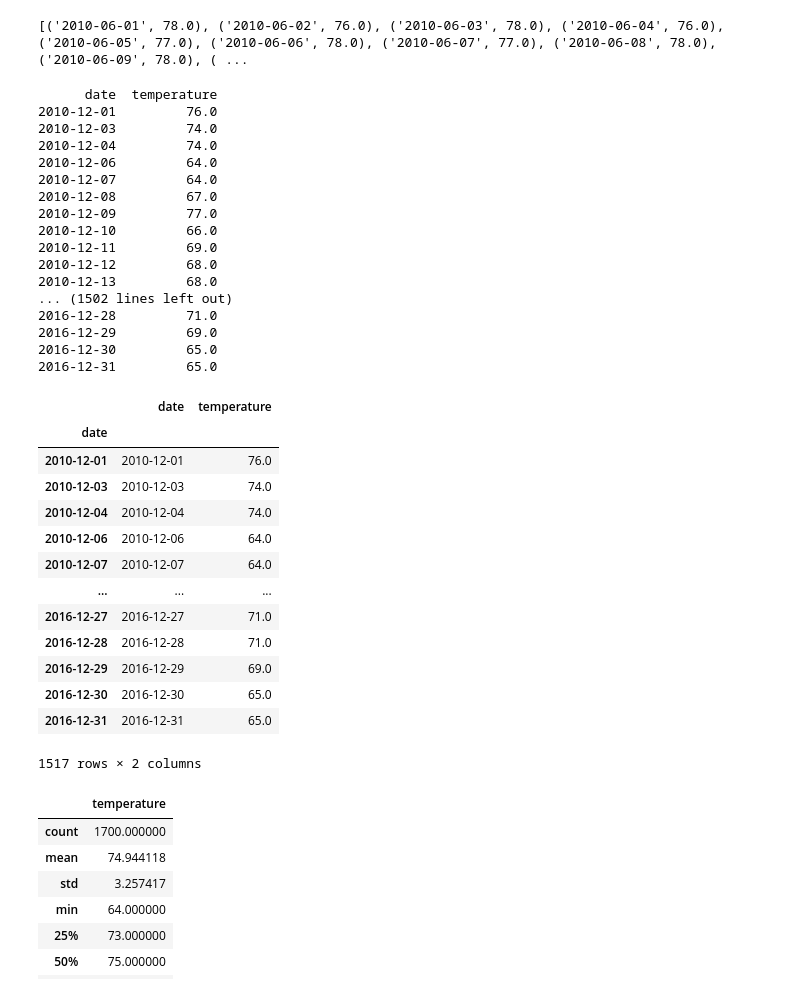
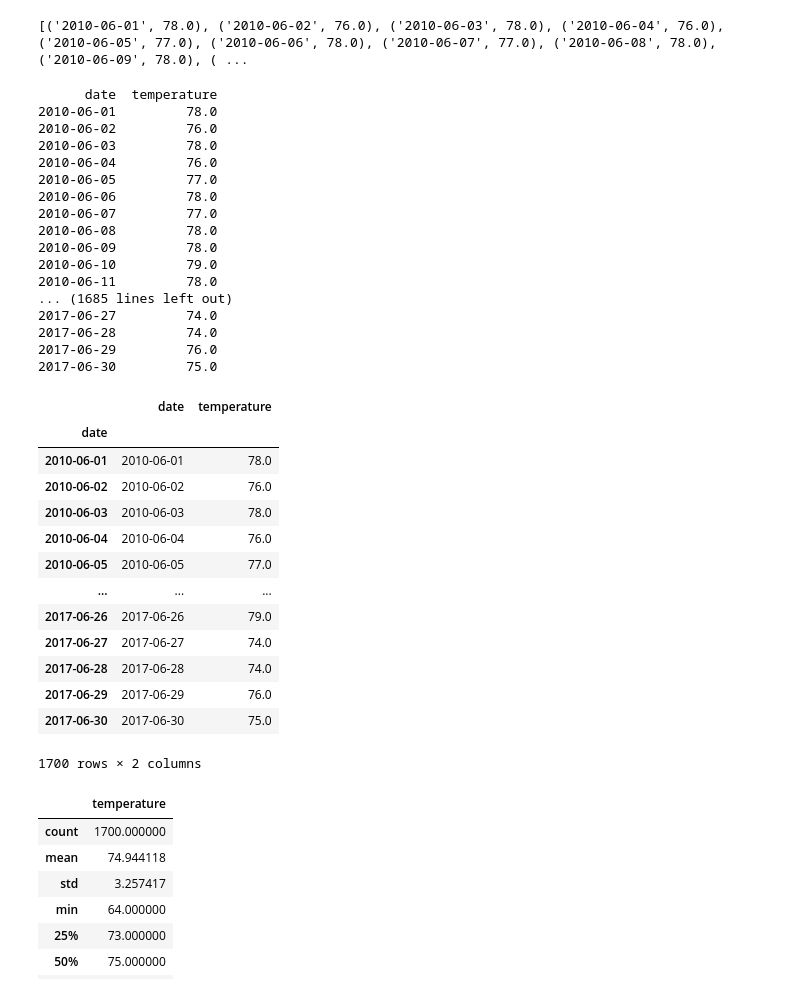
Before and after one commit to Csstndly/Surfs_Up, a Jupyter notebook: SurfsUp_Challenge.ipynb, the cells around one changed output. Saved outputs shown, nothing was run; the diff lists cells and outputs as text; code cells hidden in the pictures.

```diff
--- a/SurfsUp_Challenge.ipynb
+++ b/SurfsUp_Challenge.ipynb
@@ -32,47 +33,47 @@ results= session.query(Measurement.date, Measurement.tobs).filter(extract('month
 # %%
 #  3. Convert the June temperatures to a list.
-results= session.query(Measurement.date, Measurement.tobs).filter(extract('month', Measurement.date) == 6).all()
-print(results)
+jun_temp= session.query(Measurement.date, Measurement.tobs).filter(extract('month', Measurement.date) == 6).all()
+print(jun_temp)
 # %% [output]
 [('2010-06-01', 78.0), ('2010-06-02', 76.0), ('2010-06-03', 78.0), ('2010-06-04', 76.0), ('2010-06-05', 77.0), ('2010-06-06', 78.0), ('2010-06-07', 77.0), ('2010-06-08', 78.0), ('2010-06-09', 78.0), ( ...
 # %%
 # 4. Create a DataFrame from the list of temperatures for the month of June.
-june_df = pd.DataFrame(results, columns=['date','temperature'])
+june_df = pd.DataFrame(jun_temp, columns=['date','temperature'])
 june_df.set_index(june_df['date'], inplace=True)
 print(june_df.to_string(index=False))
 
 june_df
 # %% [output]
       date  temperature
-2010-12-01         76.0
-2010-12-03         74.0
-2010-12-04         74.0
-2010-12-06         64.0
-2010-12-07         64.0
-2010-12-08         67.0
-2010-12-09         77.0
-2010-12-10         66.0
-2010-12-11         69.0
-2010-12-12         68.0
-2010-12-13         68.0
-... (1502 lines left out)
-2016-12-28         71.0
-2016-12-29         69.0
-2016-12-30         65.0
-2016-12-31         65.0
+2010-06-01         78.0
+2010-06-02         76.0
+2010-06-03         78.0
+2010-06-04         76.0
+2010-06-05         77.0
+2010-06-06         78.0
+2010-06-07         77.0
+2010-06-08         78.0
+2010-06-09         78.0
+2010-06-10         79.0
+2010-06-11         78.0
+... (1685 lines left out)
+2017-06-27         74.0
+2017-06-28         74.0
+2017-06-29         76.0
+2017-06-30         75.0
 |  | date | temperature |
 | date |  |  |
-| 2010-12-01 | 2010-12-01 | 76.0 |
-| 2010-12-03 | 2010-12-03 | 74.0 |
-| 2010-12-04 | 2010-12-04 | 74.0 |
-| 2010-12-06 | 2010-12-06 | 64.0 |
-| 2010-12-07 | 2010-12-07 | 64.0 |
+| 2010-06-01 | 2010-06-01 | 78.0 |
+| 2010-06-02 | 2010-06-02 | 76.0 |
+| 2010-06-03 | 2010-06-03 | 78.0 |
+| 2010-06-04 | 2010-06-04 | 76.0 |
+| 2010-06-05 | 2010-06-05 | 77.0 |
 | ... | ... | ... |
-| 2016-12-27 | 2016-12-27 | 71.0 |
-| 2016-12-28 | 2016-12-28 | 71.0 |
-| 2016-12-29 | 2016-12-29 | 69.0 |
-| 2016-12-30 | 2016-12-30 | 65.0 |
-| 2016-12-31 | 2016-12-31 | 65.0 |
+| 2017-06-26 | 2017-06-26 | 79.0 |
+| 2017-06-27 | 2017-06-27 | 74.0 |
+| 2017-06-28 | 2017-06-28 | 74.0 |
+| 2017-06-29 | 2017-06-29 | 76.0 |
+| 2017-06-30 | 2017-06-30 | 75.0 |
-1517 rows × 2 columns
+1700 rows × 2 columns
 # %%
 # 5. Calculate and print out the summary statistics for the June temperature DataFrame.
```
Also changed, not shown: parts of 22 cells of this notebook, 1 other file.
